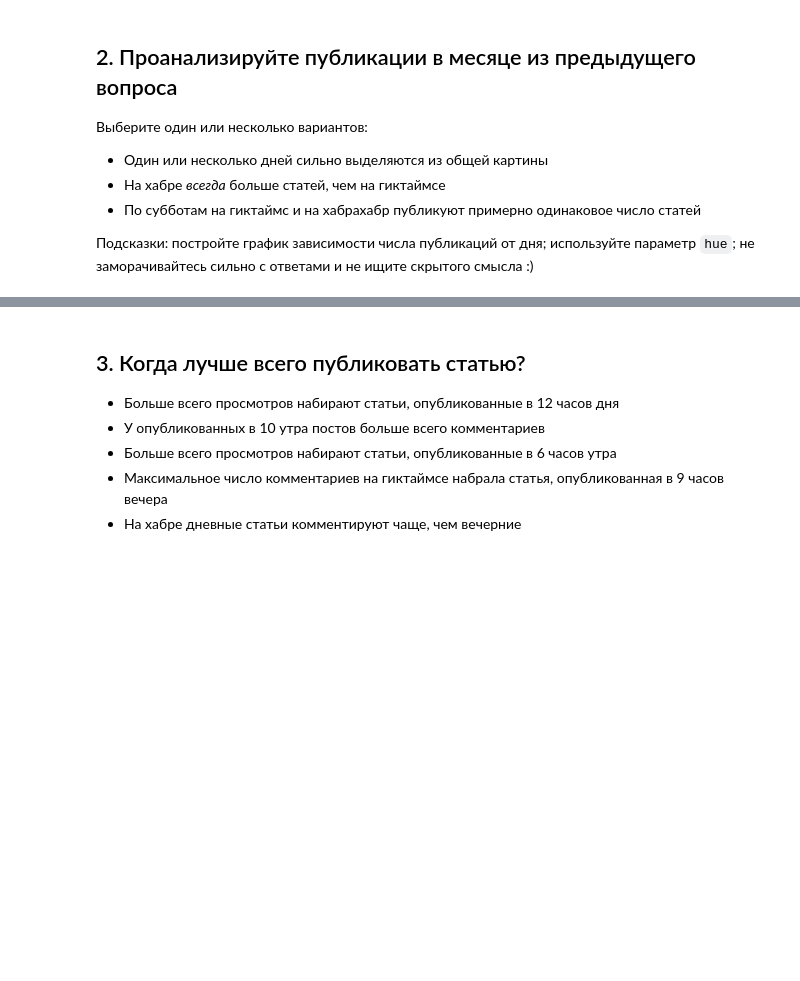
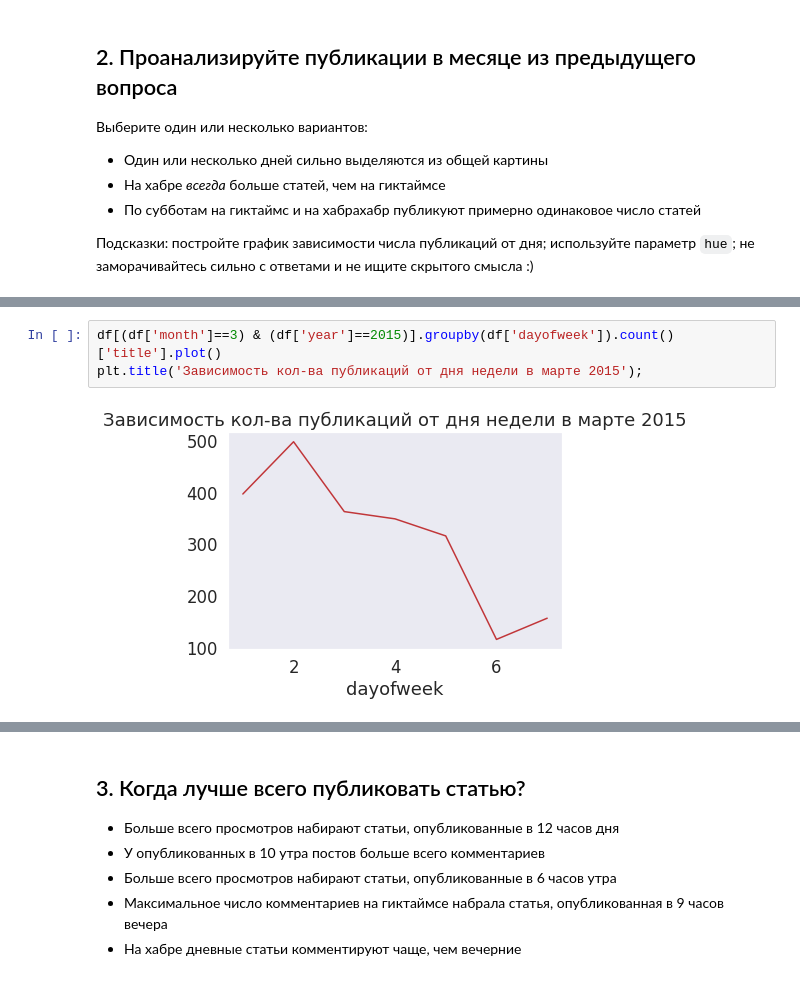
Before and after one commit to trojanskehesten/ODS, a Jupyter notebook: week2/assignment02_habr_visual_analysis.ipynb, the cells around one changed output, grey strips where cells are left out. Drawn from its saved outputs; the diff is of its cells as text; blank space fills up the shorter version.

```diff
--- a/week2/assignment02_habr_visual_analysis.ipynb
+++ b/week2/assignment02_habr_visual_analysis.ipynb
@@ -124,0 +137,5 @@ df['hour'] = [d.hour for d in df.published]
+# %%
+df[(df['month']==3) & (df['year']==2015)].groupby(df['dayofweek']).count()['title'].plot()
+plt.title('Зависимость кол-ва публикаций от дня недели в марте 2015');
+# %% [output]
+[figure, added]
```
Also changed, not shown: parts of 14 cells of this notebook.
